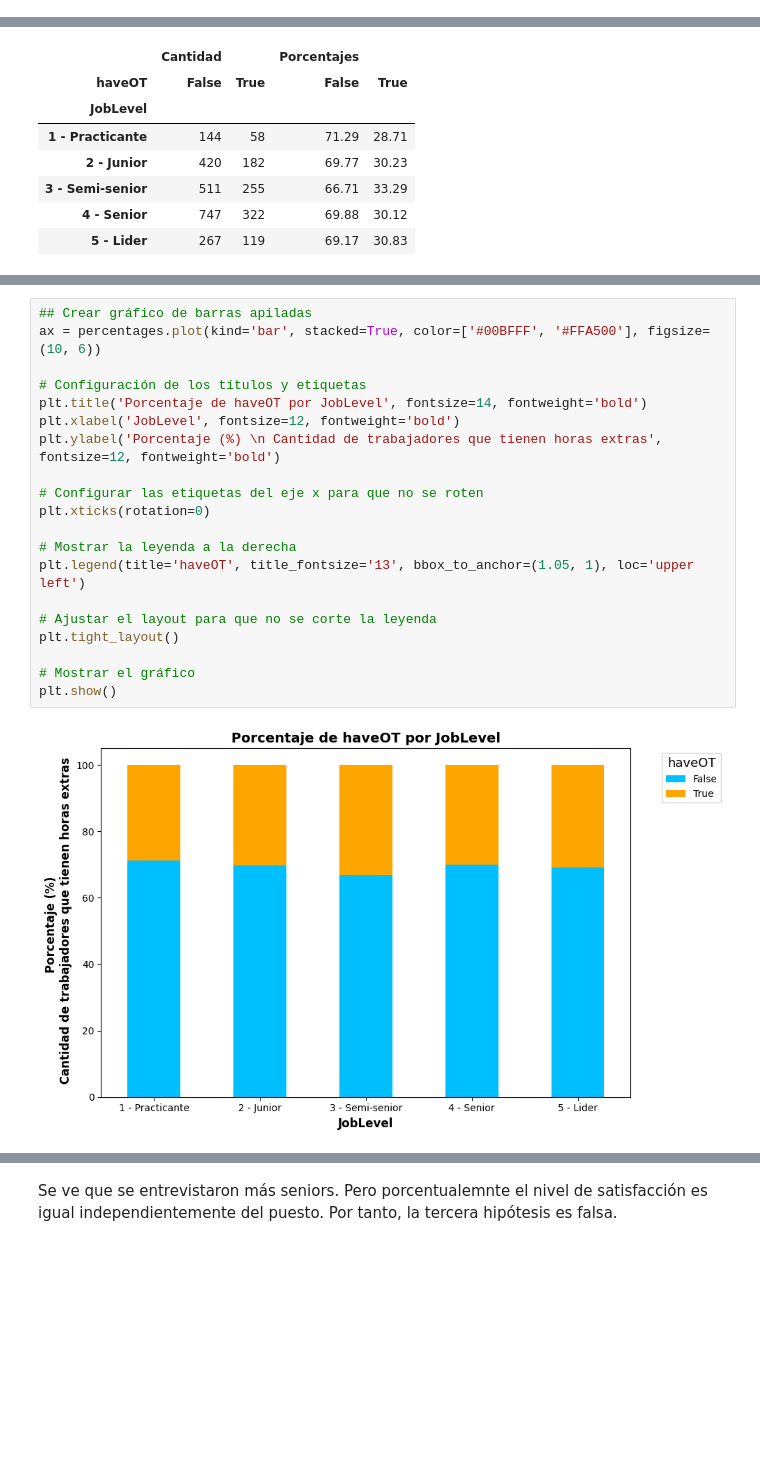
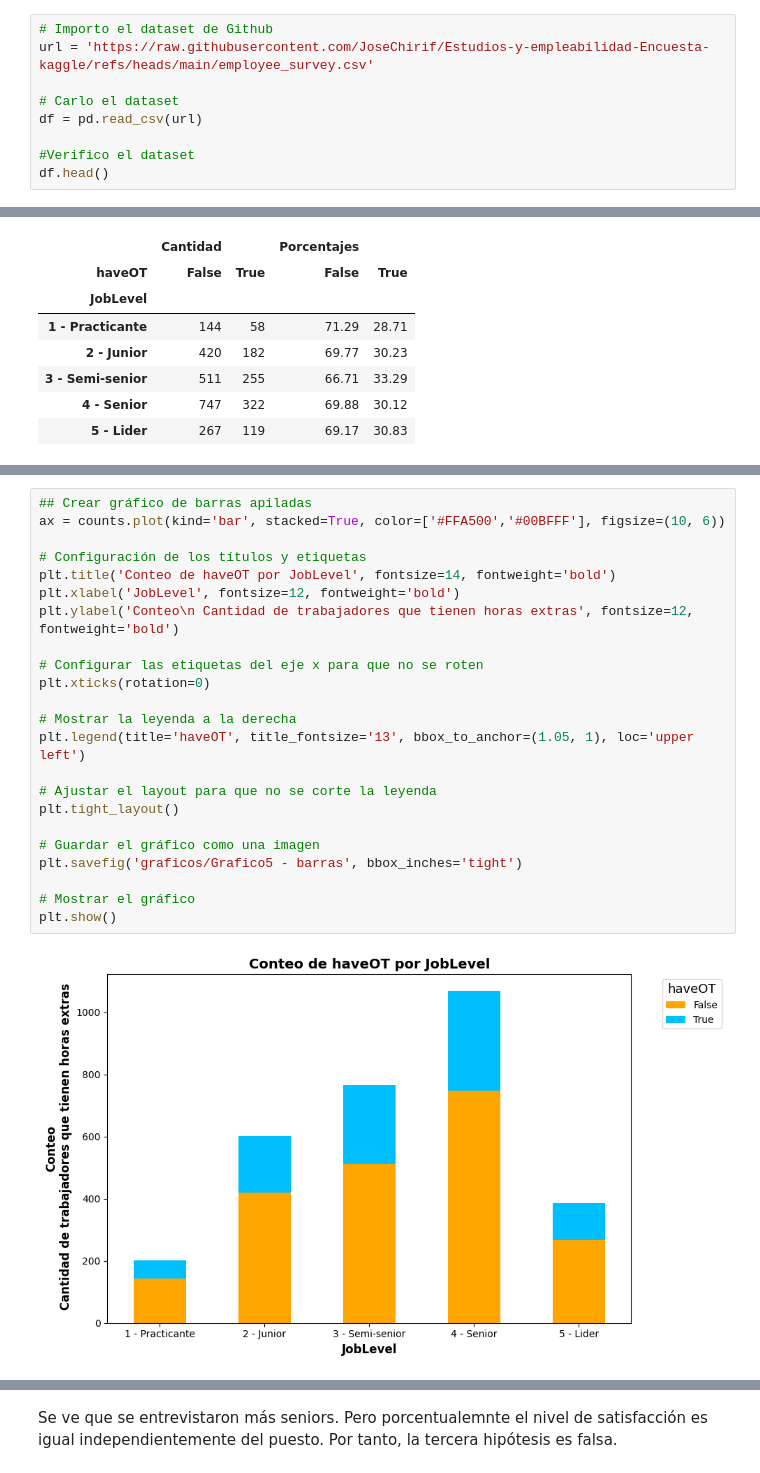
Before and after one commit to JoseChirif/Estudios-y-empleabilidad-Encuesta-kaggle, a Jupyter notebook: Estudios y empleabilidad.ipynb, the cells around one changed output, grey strips where cells are left out. Cells and saved outputs as stored; diff of their text form; blank space fills up the shorter version.

```diff
--- a/Estudios y empleabilidad.ipynb
+++ b/Estudios y empleabilidad.ipynb
@@ -74,0 +122,9 @@ df.head()
+# %%
+# Importo el dataset de Github
+url = 'https://raw.githubusercontent.com/JoseChirif/Estudios-y-empleabilidad-Encuesta-kaggle/refs/heads/main/employee_survey.csv'
+
+# Carlo el dataset
+df = pd.read_csv(url)
+
+#Verifico el dataset
+df.head()
@@ -442,22 +538,25 @@ summary
 # %%
 ## Crear gráfico de barras apiladas
-ax = percentages.plot(kind='bar', stacked=True, color=['#00BFFF', '#FFA500'], figsize=(10, 6))
+ax = counts.plot(kind='bar', stacked=True, color=['#FFA500','#00BFFF'], figsize=(10, 6))
 
 # Configuración de los títulos y etiquetas
-plt.title('Porcentaje de haveOT por JobLevel', fontsize=14, fontweight='bold')
+plt.title('Conteo de haveOT por JobLevel', fontsize=14, fontweight='bold')
 plt.xlabel('JobLevel', fontsize=12, fontweight='bold')
-plt.ylabel('Porcentaje (%) \n Cantidad de trabajadores que tienen horas extras', fontsize=12, fontweight='bold')
+plt.ylabel('Conteo\n Cantidad de trabajadores que tienen horas extras', fontsize=12, fontweight='bold')
 
 # Configurar las etiquetas del eje x para que no se roten
 plt.xticks(rotation=0)
 
 # Mostrar la leyenda a la derecha
 plt.legend(title='haveOT', title_fontsize='13', bbox_to_anchor=(1.05, 1), loc='upper left')
 
 # Ajustar el layout para que no se corte la leyenda
 plt.tight_layout()
 
+# Guardar el gráfico como una imagen
+plt.savefig('graficos/Grafico5 - barras', bbox_inches='tight')
+
 # Mostrar el gráfico
 plt.show()
 # %% [output]
-[figure, old version]
+[figure, new version]
```
Also changed, not shown: parts of 77 cells of this notebook, 3 other files.
